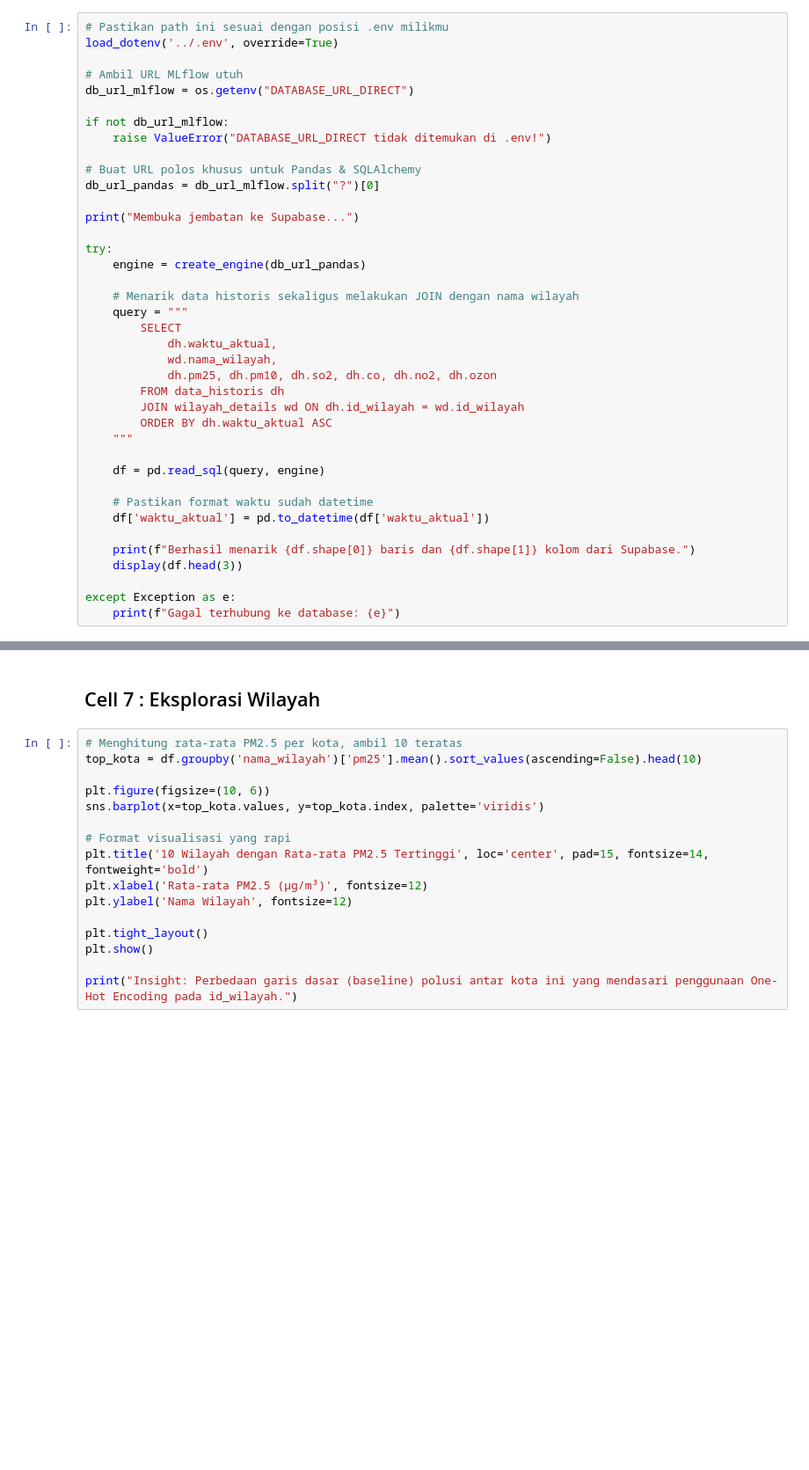
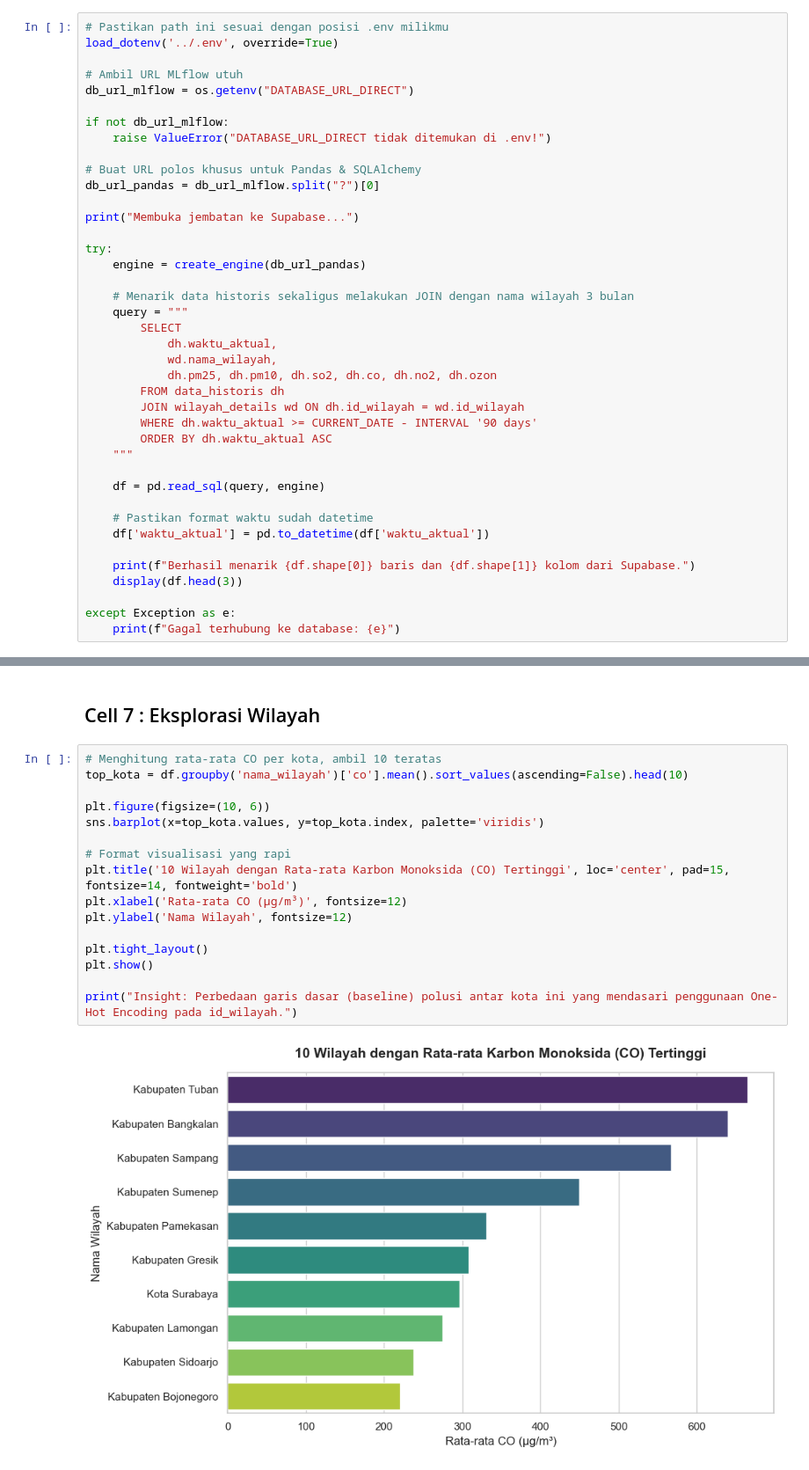
Before and after one commit to tegarkusuma12/Web-ISPU, a Jupyter notebook: data_training/eda.ipynb, the cells around one changed output, grey strips where cells are left out. Shown at 88% size. Saved outputs shown, nothing was run; the diff lists cells and outputs as text; blank space fills up the shorter version.

```diff
--- a/data_training/eda.ipynb
+++ b/data_training/eda.ipynb
@@ -37,7 +39,7 @@ print("Membuka jembatan ke Supabase...")
 try:
     engine = create_engine(db_url_pandas)
 
-    # Menarik data historis sekaligus melakukan JOIN dengan nama wilayah
+    # Menarik data historis sekaligus melakukan JOIN dengan nama wilayah 3 bulan
     query = """
         SELECT
             dh.waktu_aktual,
@@ -45,6 +47,7 @@ try:
             dh.pm25, dh.pm10, dh.so2, dh.co, dh.no2, dh.ozon
         FROM data_historis dh
         JOIN wilayah_details wd ON dh.id_wilayah = wd.id_wilayah
+        WHERE dh.waktu_aktual >= CURRENT_DATE - INTERVAL '90 days'
         ORDER BY dh.waktu_aktual ASC
     """
 
@@ -141,18 +184,20 @@ plt.show()
 # %% [markdown]
 ## Cell 7 : Eksplorasi Wilayah
 # %%
-# Menghitung rata-rata PM2.5 per kota, ambil 10 teratas
-top_kota = df.groupby('nama_wilayah')['pm25'].mean().sort_values(ascending=False).head(10)
+# Menghitung rata-rata CO per kota, ambil 10 teratas
+top_kota = df.groupby('nama_wilayah')['co'].mean().sort_values(ascending=False).head(10)
 
 plt.figure(figsize=(10, 6))
 sns.barplot(x=top_kota.values, y=top_kota.index, palette='viridis')
 
 # Format visualisasi yang rapi
-plt.title('10 Wilayah dengan Rata-rata PM2.5 Tertinggi', loc='center', pad=15, fontsize=14, fontweight='bold')
-plt.xlabel('Rata-rata PM2.5 (µg/m³)', fontsize=12)
+plt.title('10 Wilayah dengan Rata-rata Karbon Monoksida (CO) Tertinggi', loc='center', pad=15, fontsize=14, fontweight='bold')
+plt.xlabel('Rata-rata CO (µg/m³)', fontsize=12)
 plt.ylabel('Nama Wilayah', fontsize=12)
 
 plt.tight_layout()
 plt.show()
 
 print("Insight: Perbedaan garis dasar (baseline) polusi antar kota ini yang mendasari penggunaan One-Hot Encoding pada id_wilayah.")
+# %% [output]
+[figure, added]
```
Also changed, not shown: parts of 7 cells of this notebook.
